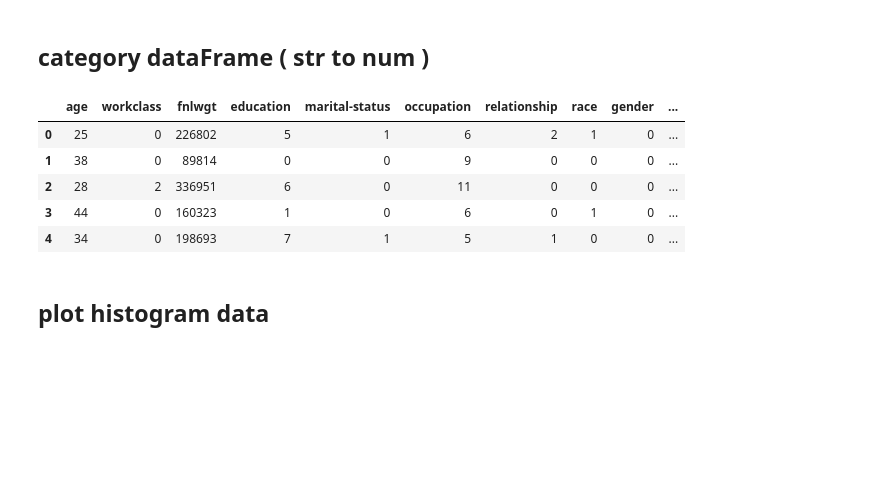
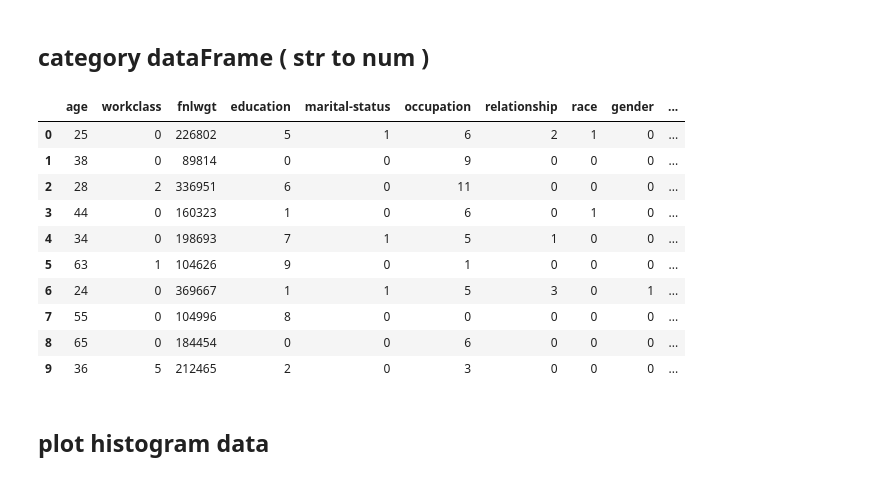
Before and after one commit to AminAmiri-dev/machinlearning, a Jupyter notebook: machinelearning/KNN/income/Main.ipynb, the cells around one changed output. Saved outputs shown, nothing was run; the diff lists cells and outputs as text; code cells hidden in the pictures; blank space fills up the shorter version.

```diff
--- a/machinelearning/KNN/income/Main.ipynb
+++ b/machinelearning/KNN/income/Main.ipynb
@@ -74,14 +74,19 @@ for col in df.columns :
         df = df.replace(element_col,np.arange(len(element_col)))
         categorys[col] = pd.Series(np.arange(len(element_col)),element_col)
 # %%
-df.head()
+df.head(10)
 # %% [output]
 |  | age | workclass | fnlwgt | education | marital-status | occupation | relationship | race | gender | ... |
 | 0 | 25 | 0 | 226802 | 5 | 1 | 6 | 2 | 1 | 0 | ... |
 | 1 | 38 | 0 | 89814 | 0 | 0 | 9 | 0 | 0 | 0 | ... |
 | 2 | 28 | 2 | 336951 | 6 | 0 | 11 | 0 | 0 | 0 | ... |
 | 3 | 44 | 0 | 160323 | 1 | 0 | 6 | 0 | 1 | 0 | ... |
 | 4 | 34 | 0 | 198693 | 7 | 1 | 5 | 1 | 0 | 0 | ... |
+| 5 | 63 | 1 | 104626 | 9 | 0 | 1 | 0 | 0 | 0 | ... |
+| 6 | 24 | 0 | 369667 | 1 | 1 | 5 | 3 | 0 | 1 | ... |
+| 7 | 55 | 0 | 104996 | 8 | 0 | 0 | 0 | 0 | 0 | ... |
+| 8 | 65 | 0 | 184454 | 0 | 0 | 6 | 0 | 0 | 0 | ... |
+| 9 | 36 | 5 | 212465 | 2 | 0 | 3 | 0 | 0 | 0 | ... |
 # %% [markdown]
 ## plot histogram data
 # %%
```
Also changed, not shown: parts of 10 cells of this notebook.
